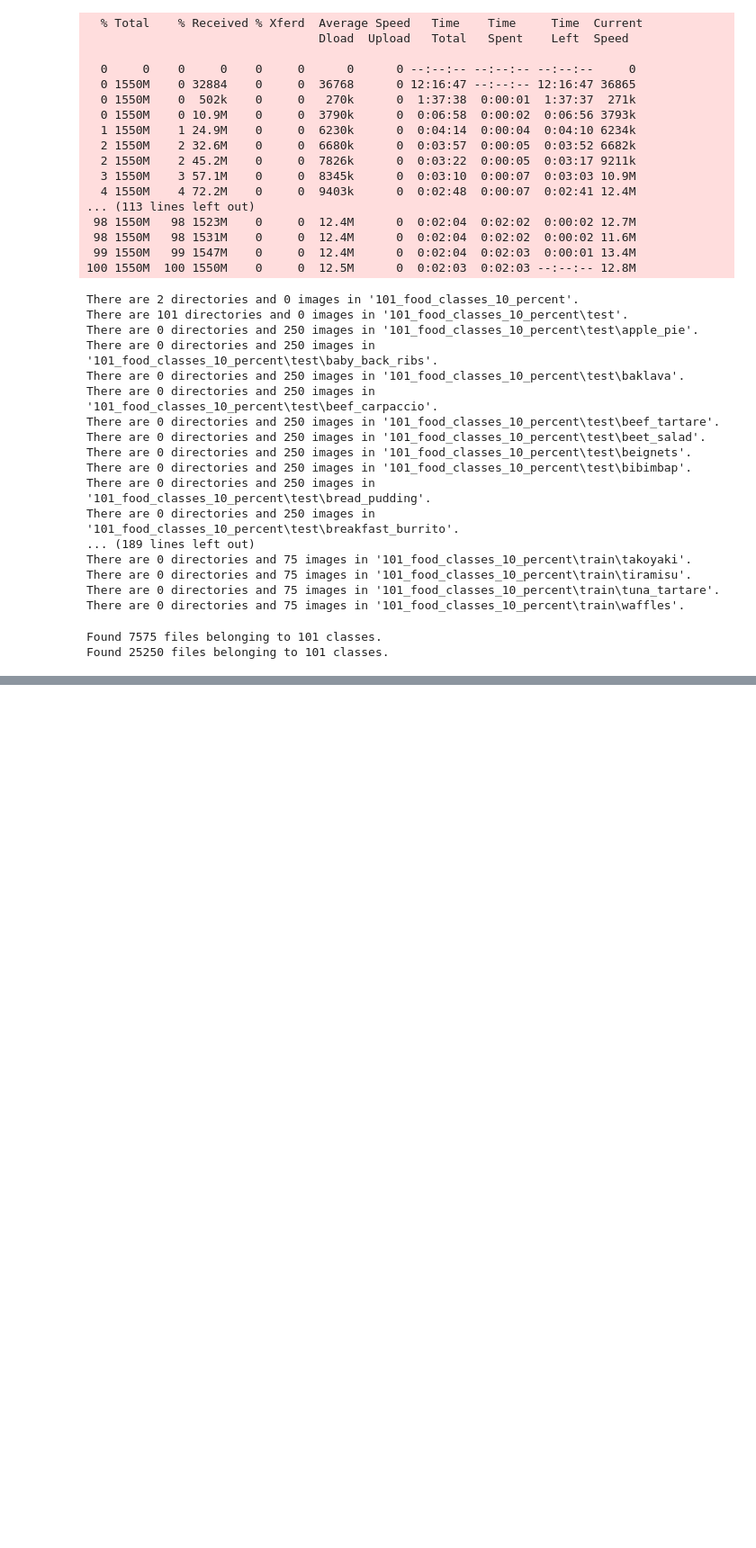
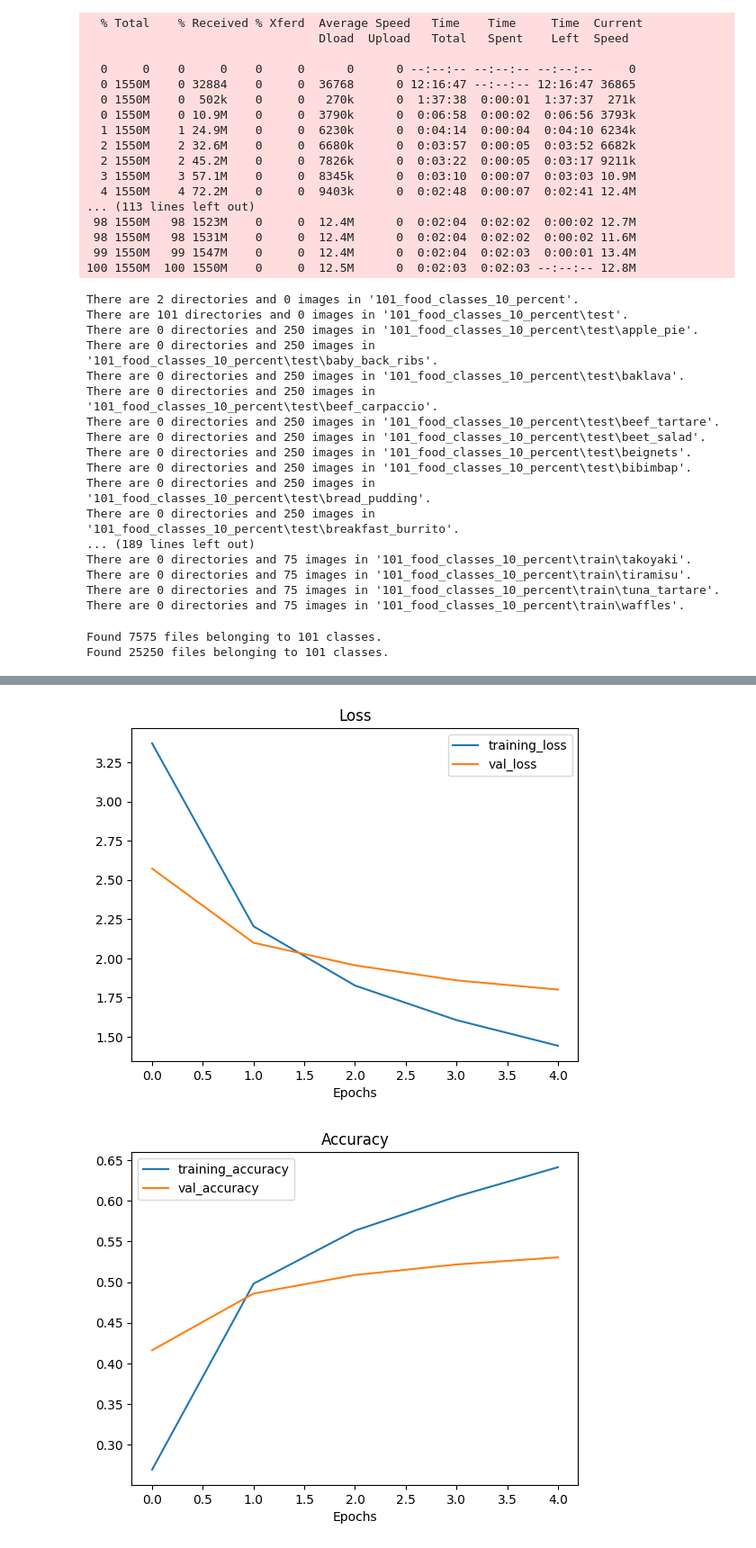
Before and after one commit to akshat-shethia/Deep_Learning, a Jupyter notebook: TensorFlow_For_Deep_Learning/My_06_transfer_learning_in_tensorflow_part_3_scaling_up.ipynb, the cells around one changed output, grey strips where cells are left out. Shown: that part at 90% size. Drawn from its saved outputs; the diff is of its cells as text; code cells hidden in the pictures; blank space fills up the shorter version.

```diff
--- a/TensorFlow_For_Deep_Learning/My_06_transfer_learning_in_tensorflow_part_3_scaling_up.ipynb
+++ b/TensorFlow_For_Deep_Learning/My_06_transfer_learning_in_tensorflow_part_3_scaling_up.ipynb
@@ -59,6 +59,7 @@ img_size = (224, 224)
 
 train_data_all_10_percent = tf.keras.preprocessing.image_dataset_from_directory(
     train_dir,
+    image_size=img_size,
     label_mode='categorical',
     batch_size=32,
 )
@@ -67,6 +68,7 @@ test_data_all_10_percent = tf.keras.preprocessing.image_dataset_from_directory(
     test_dir,
     label_mode='categorical',
     batch_size=32,
+    image_size=img_size,
     shuffle = False
 )
 # %% [output]
@@ -96,13 +98,12 @@ data_augmentation = Sequential([
 # %%
-base_model = tf.keras.applications.EfficientNetV2B0(include_top = False)
+# Setup base model and freeze its layers (this will extract features)
+base_model = tf.keras.applications.efficientnet.EfficientNetB0(include_top=False)
 base_model.trainable = False
 
-inputs = tf.keras.Input(shape=(224, 224, 3), name = "input_layer")
-
-x = data_augmentation(inputs)
-x = base_model(x, training = False)
-x = layers.GlobalAveragePooling2D(name="global_average_pooling")(x)
-
-outputs = layers.Dense(len(train_data_all_10_percent.class_names), activation = "softmax")(x)
-
+# Setup model architecture with trainable top layers
+inputs = layers.Input(shape=(224, 224, 3), name="input_layer") # shape of input image
+x = data_augmentation(inputs) # augment images (only happens during training)
+x = base_model(x, training=False) # put the base model in inference mode so we can use it to extract features without updating the weights
+x = layers.GlobalAveragePooling2D(name="global_average_pooling")(x) # pool the outputs of the base model
+outputs = layers.Dense(len(train_data_all_10_percent.class_names), activation="softmax", name="output_layer")(x) # same number of outputs as classes
 model = tf.keras.Model(inputs, outputs)
@@ -128 +132,13 @@ Non-trainable params: 5,919,312
 _________________________________________________________________
+# %%
+# Compile
+model.compile(loss="categorical_crossentropy",
+              optimizer=tf.keras.optimizers.Adam(), # use Adam with default settings
+              metrics=["accuracy"])
+
+# Fit
+history_all_classes_10_percent = model.fit(train_data_all_10_percent,
+                                           epochs=5, # fit for 5 epochs to keep experiments quick
+                                           validation_data=test_data_all_10_percent,
+                                           validation_steps=int(0.15 * len(test_data_all_10_percent)), # evaluate on smaller portion of test data
+                                           callbacks=[checkpoint_callback]) # save best model weights to file
@@ -128,0 +170,5 @@ _________________________________________________________________
+# %%
+plot_loss_curves(history_all_classes_10_percent)
+# %% [output]
+[figure, added]
+[figure, added]
```
Also changed, not shown: parts of 8 cells of this notebook, 3 other files.
